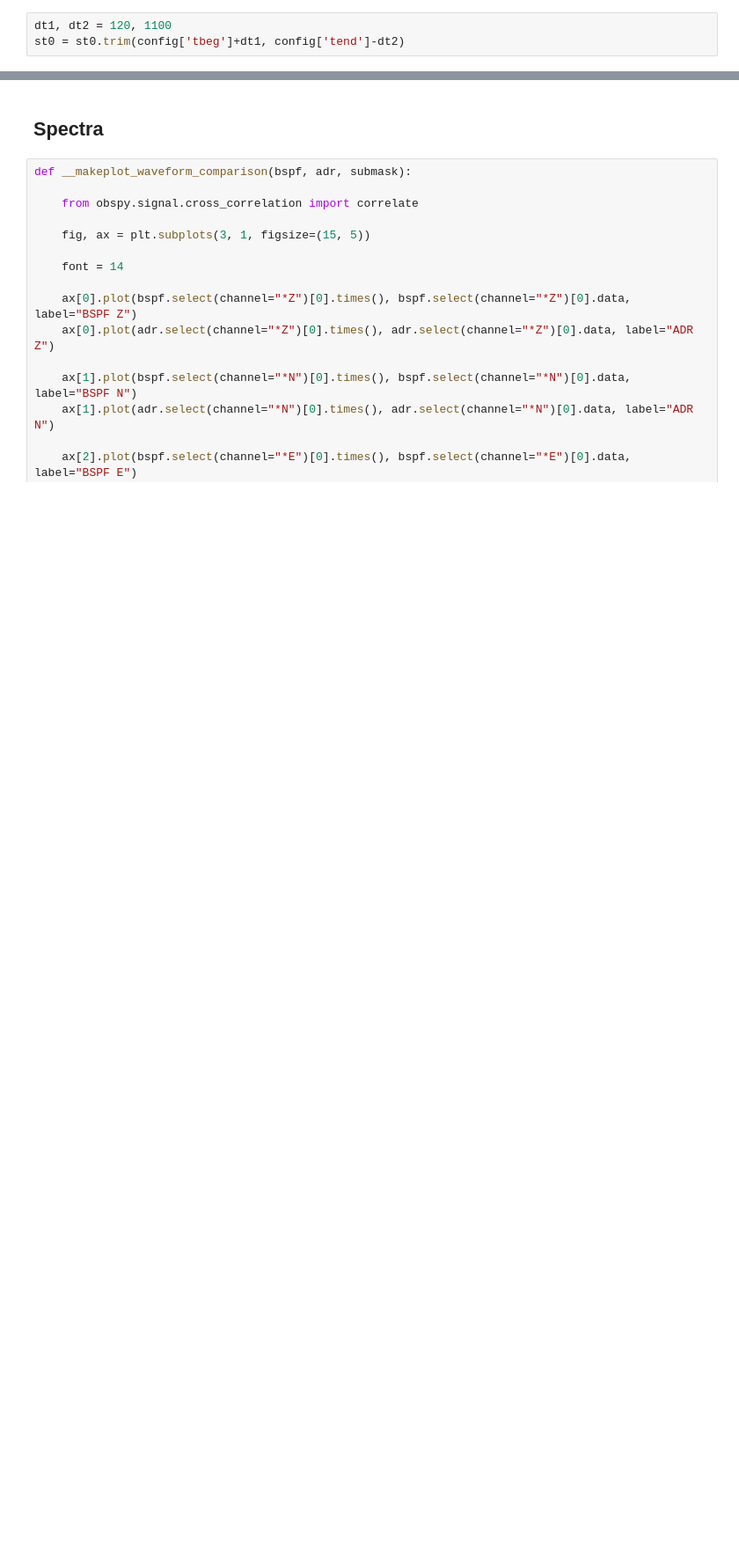
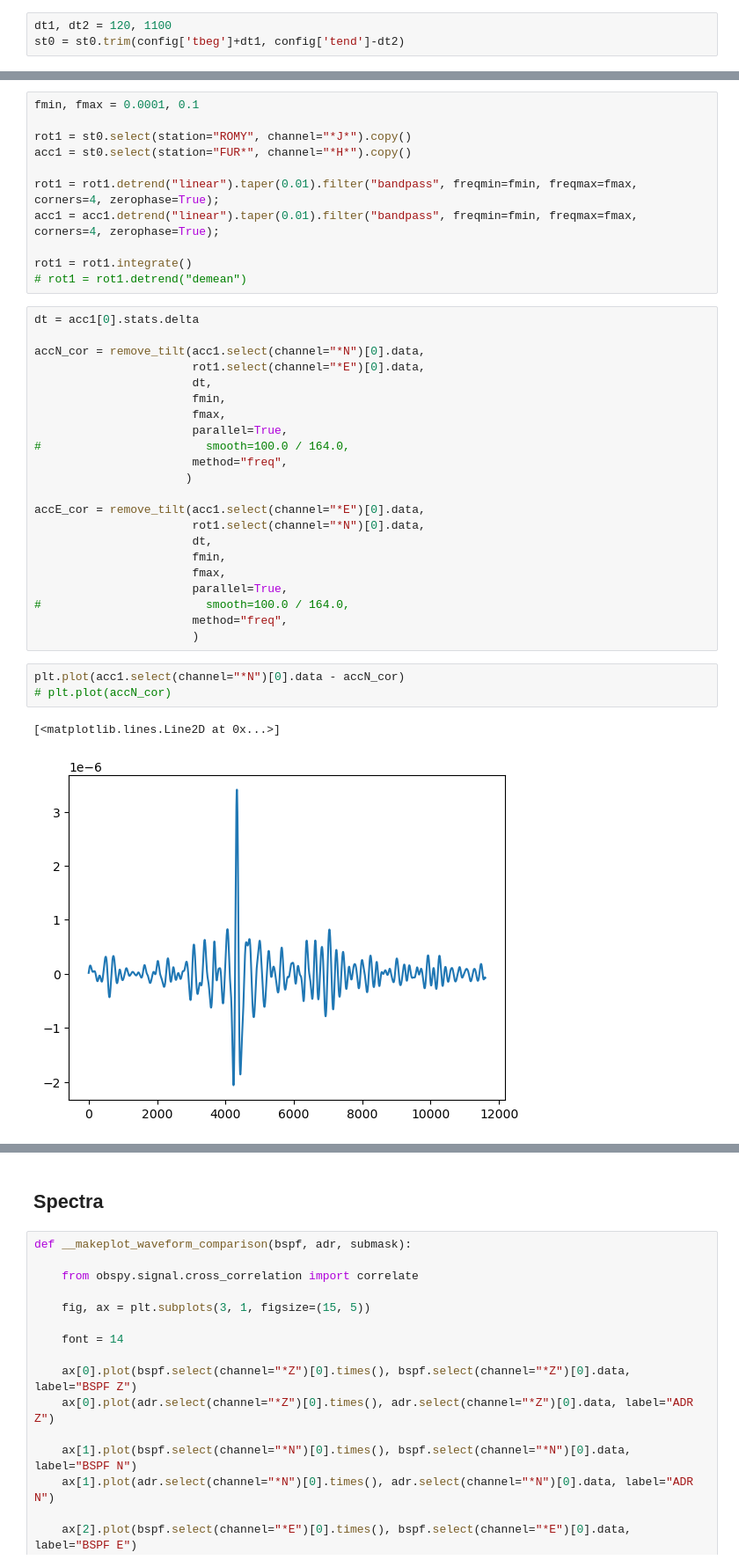
Before and after one commit to andbrocode/notebooks2, a Jupyter notebook: RomyEvents/RomyEvents_Montenegro_Analysis.ipynb, the cells around one changed output, grey strips where cells are left out. Shown at 88% size. Saved outputs shown, nothing was run; the diff lists cells and outputs as text; blank space fills up the shorter version.

```diff
--- a/RomyEvents/RomyEvents_Montenegro_Analysis.ipynb
+++ b/RomyEvents/RomyEvents_Montenegro_Analysis.ipynb
@@ -79,0 +82,39 @@ st0 = st0.trim(config['tbeg']+dt1, config['tend']-dt2)
+# %%
+fmin, fmax = 0.0001, 0.1
+
+rot1 = st0.select(station="ROMY", channel="*J*").copy()
+acc1 = st0.select(station="FUR*", channel="*H*").copy()
+
+rot1 = rot1.detrend("linear").taper(0.01).filter("bandpass", freqmin=fmin, freqmax=fmax, corners=4, zerophase=True);
+acc1 = acc1.detrend("linear").taper(0.01).filter("bandpass", freqmin=fmin, freqmax=fmax, corners=4, zerophase=True);
+
+rot1 = rot1.integrate()
+# rot1 = rot1.detrend("demean")
+# %%
+dt = acc1[0].stats.delta
+
+accN_cor = remove_tilt(acc1.select(channel="*N")[0].data,
+                       rot1.select(channel="*E")[0].data,
+                       dt,
+                       fmin,
+                       fmax,
+                       parallel=True,
+#                        smooth=100.0 / 164.0,
+                       method="freq",
+                      )
+
+accE_cor = remove_tilt(acc1.select(channel="*E")[0].data,
+                       rot1.select(channel="*N")[0].data,
+                       dt,
+                       fmin,
+                       fmax,
+                       parallel=True,
+#                        smooth=100.0 / 164.0,
+                       method="freq",
+                       )
+# %%
+plt.plot(acc1.select(channel="*N")[0].data - accN_cor)
+# plt.plot(accN_cor)
+# %% [output]
+[<matplotlib.lines.Line2D at 0x...>]
+[figure, added]
```
Also changed, not shown: parts of 12 cells of this notebook, 5 other files.
